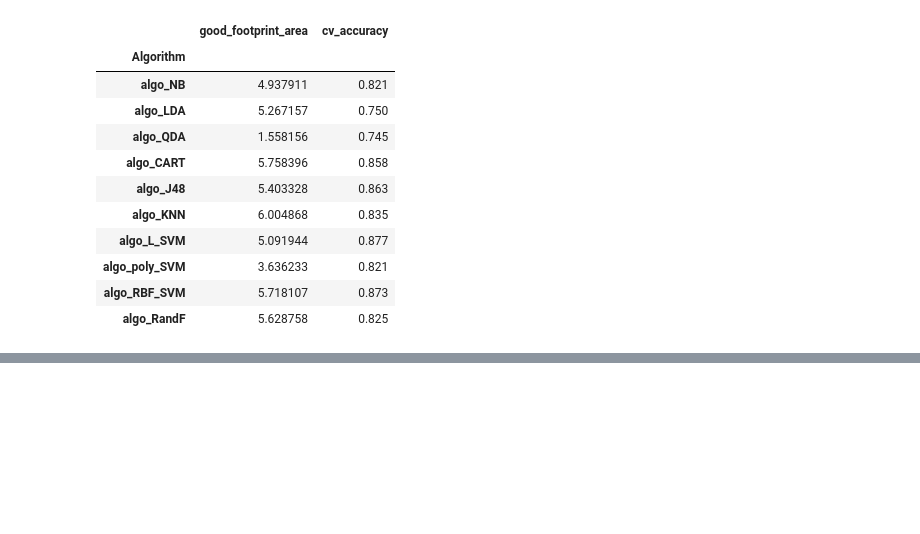
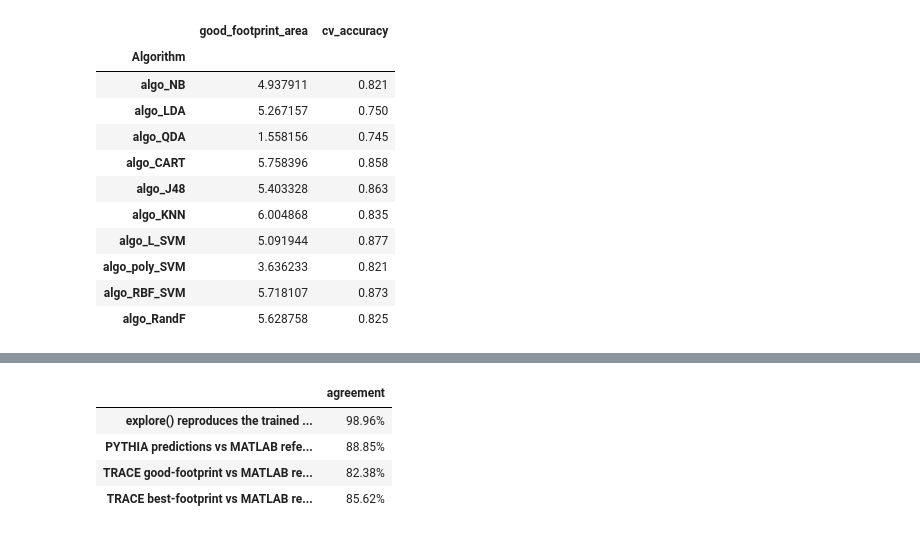
Before and after one commit to andremun/pyInstanceSpace, a Jupyter notebook: liveDemoExploreIS.ipynb, the cells around one changed output, grey strips where cells are left out. Cells and saved outputs as stored; diff of their text form; code cells hidden in the pictures; blank space fills up the shorter version.

```diff
--- a/liveDemoExploreIS.ipynb
+++ b/liveDemoExploreIS.ipynb
@@ -627,0 +642,30 @@ port.
+# %%
+step4 = pd.read_csv(
+    OUTPUTS_DIR / "step4_pythia_predictions.csv", index_col="instance_id",
+)[ALGO_ORDER].to_numpy(bool)
+step5_ref = pd.read_csv(OUTPUTS_DIR / "step5_trace_membership.csv", index_col="instance_id")
+
+pythia_vs_matlab = (result.y_hat == step4).mean()
+trace_good = np.mean([(result.in_good[:, j] == step5_ref[f"in_good_{a}"].to_numpy(bool)).mean()
+                      for j, a in enumerate(ALGO_ORDER)])
+trace_best = np.mean([(result.in_best[:, j] == step5_ref[f"in_best_{a}"].to_numpy(bool)).mean()
+                      for j, a in enumerate(ALGO_ORDER)])
+
+# self-consistency: explore()-via-adapter reproduces the build model's OWN training predictions
+yhat_train, _, _ = InstanceSpace._explore_pythia(trained, built_model.pilot.z)
+self_consistency = (yhat_train == np.asarray(built_model.pythia.y_hat)).mean()
+
+pd.DataFrame(
+    {"agreement": [f"{self_consistency:.2%}", f"{pythia_vs_matlab:.2%}",
+                   f"{trace_good:.2%}", f"{trace_best:.2%}"]},
+    index=["explore() reproduces the trained model's own predictions",
+           "PYTHIA predictions vs MATLAB reference",
+           "TRACE good-footprint vs MATLAB reference",
+           "TRACE best-footprint vs MATLAB reference"],
+)
+# %% [output]
+|  | agreement |
+| explore() reproduces the trained ... | 98.96% |
+| PYTHIA predictions vs MATLAB refe... | 88.85% |
+| TRACE good-footprint vs MATLAB re... | 82.38% |
+| TRACE best-footprint vs MATLAB re... | 85.62% |
```
Also changed, not shown: parts of 7 cells of this notebook.
